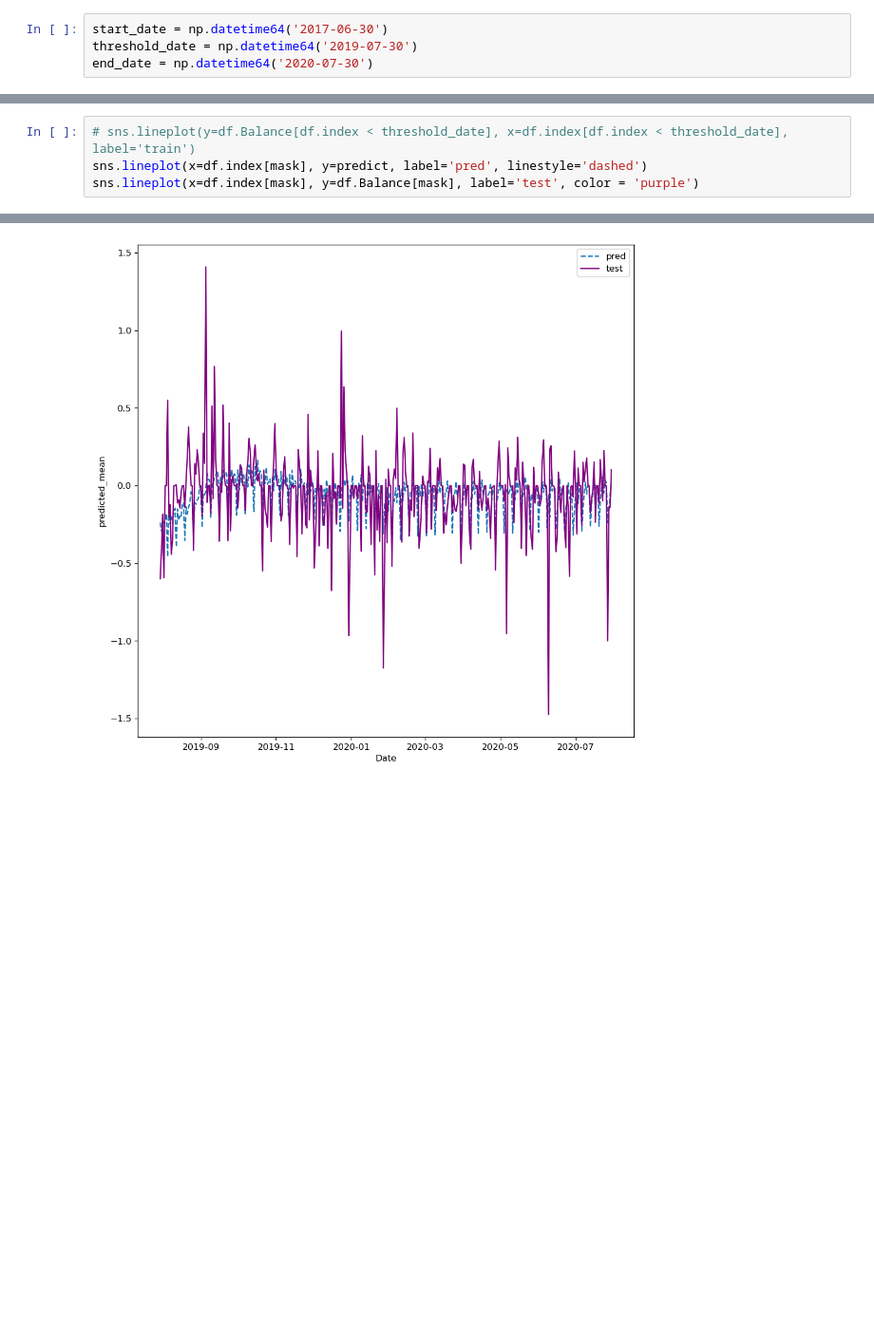
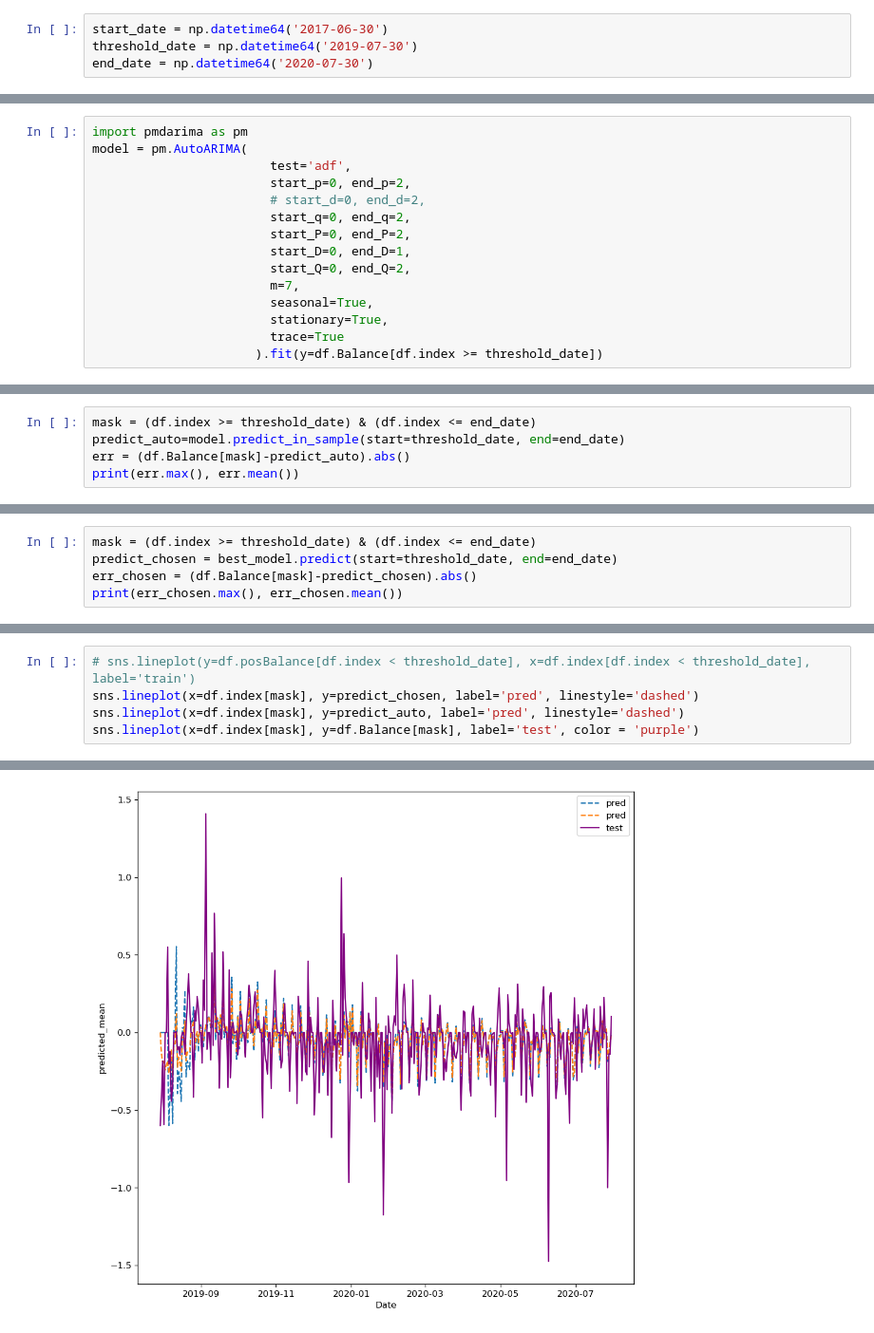
Before and after one commit to xCthulhuFtagn/Time_series_project, a Jupyter notebook: baseline.ipynb, the cells around one changed output, grey strips where cells are left out. Shown at 95% size. Drawn from its saved outputs; the diff is of its cells as text; blank space fills up the shorter version.

```diff
--- a/baseline.ipynb
+++ b/baseline.ipynb
@@ -288,0 +298,15 @@ mask = (df.index >= threshold_date) & (df.index <= end_date)
+# %%
+import pmdarima as pm
+model = pm.AutoARIMA(
+                        test='adf',
+                        start_p=0, end_p=2,
+                        # start_d=0, end_d=2,
+                        start_q=0, end_q=2,
+                        start_P=0, end_P=2,
+                        start_D=0, end_D=1,
+                        start_Q=0, end_Q=2,
+                        m=7,
+                        seasonal=True,
+                        stationary=True,
+                        trace=True
+                      ).fit(y=df.Balance[df.index >= threshold_date])
@@ -288,0 +331,5 @@ mask = (df.index >= threshold_date) & (df.index <= end_date)
+# %%
+mask = (df.index >= threshold_date) & (df.index <= end_date)
+predict_auto=model.predict_in_sample(start=threshold_date, end=end_date)
+err = (df.Balance[mask]-predict_auto).abs()
+print(err.max(), err.mean())
@@ -288,0 +338,5 @@ mask = (df.index >= threshold_date) & (df.index <= end_date)
+# %%
+mask = (df.index >= threshold_date) & (df.index <= end_date)
+predict_chosen = best_model.predict(start=threshold_date, end=end_date)
+err_chosen = (df.Balance[mask]-predict_chosen).abs()
+print(err_chosen.max(), err_chosen.mean())
@@ -289,8 +345,9 @@ mask = (df.index >= threshold_date) & (df.index <= end_date)
 # %%
-# sns.lineplot(y=df.Balance[df.index < threshold_date], x=df.index[df.index < threshold_date], label='train')
-sns.lineplot(x=df.index[mask], y=predict, label='pred', linestyle='dashed')
+# sns.lineplot(y=df.posBalance[df.index < threshold_date], x=df.index[df.index < threshold_date], label='train')
+sns.lineplot(x=df.index[mask], y=predict_chosen, label='pred', linestyle='dashed')
+sns.lineplot(x=df.index[mask], y=predict_auto, label='pred', linestyle='dashed')
 sns.lineplot(x=df.index[mask], y=df.Balance[mask], label='test', color = 'purple')
 # %% [output]
 <Axes: xlabel='Date', ylabel='predicted_mean'>
-[figure, old version]
+[figure, new version]
 # %%
```
Also changed, not shown: parts of 15 cells of this notebook.
